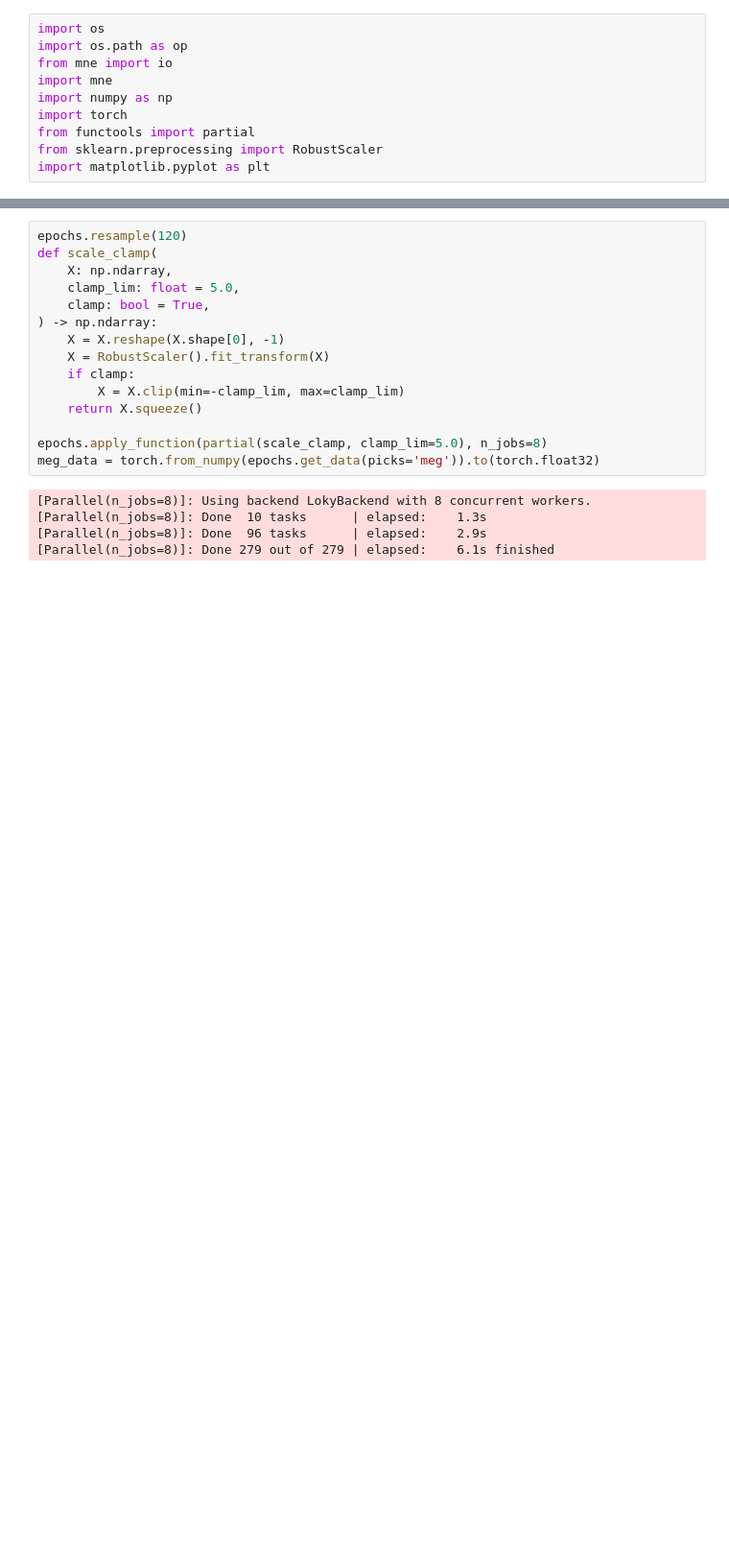
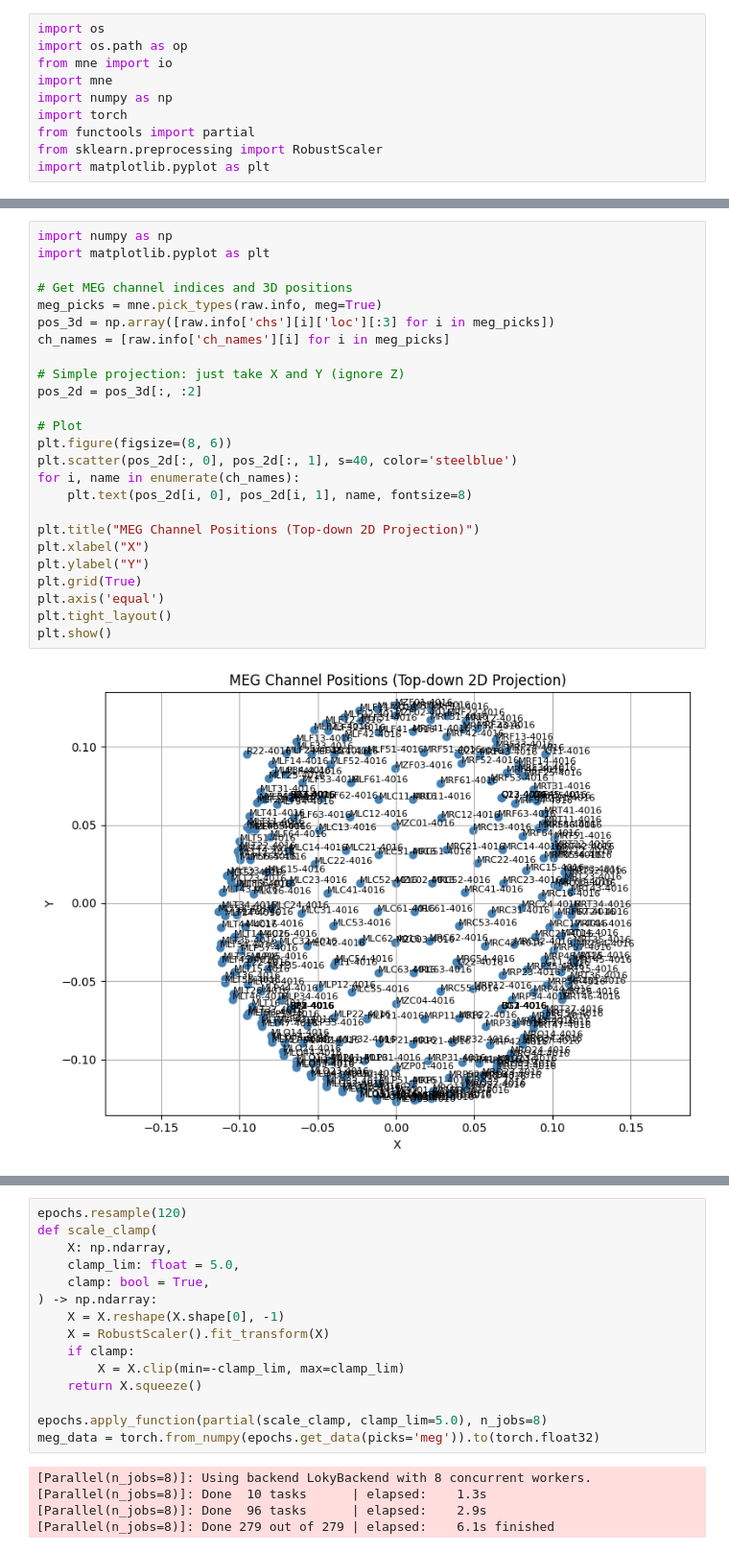
Before and after one commit to GustavKS/BrainDecoding, a Jupyter notebook: notebooks/finale.ipynb, the cells around one changed output, grey strips where cells are left out. Shown at 96% size. Cells and saved outputs as stored; diff of their text form; blank space fills up the shorter version.

```diff
--- a/notebooks/finale.ipynb
+++ b/notebooks/finale.ipynb
@@ -89,0 +117,27 @@ Using data from preloaded Raw for 400 events and 4923 original time points ...
+# %%
+import numpy as np
+import matplotlib.pyplot as plt
+
+# Get MEG channel indices and 3D positions
+meg_picks = mne.pick_types(raw.info, meg=True)
+pos_3d = np.array([raw.info['chs'][i]['loc'][:3] for i in meg_picks])
+ch_names = [raw.info['ch_names'][i] for i in meg_picks]
+
+# Simple projection: just take X and Y (ignore Z)
+pos_2d = pos_3d[:, :2]
+
+# Plot
+plt.figure(figsize=(8, 6))
+plt.scatter(pos_2d[:, 0], pos_2d[:, 1], s=40, color='steelblue')
+for i, name in enumerate(ch_names):
+    plt.text(pos_2d[i, 0], pos_2d[i, 1], name, fontsize=8)
+
+plt.title("MEG Channel Positions (Top-down 2D Projection)")
+plt.xlabel("X")
+plt.ylabel("Y")
+plt.grid(True)
+plt.axis('equal')
+plt.tight_layout()
+plt.show()
+# %% [output]
+[figure, added]
```
Also changed, not shown: parts of 7 cells of this notebook, 16 other files.
